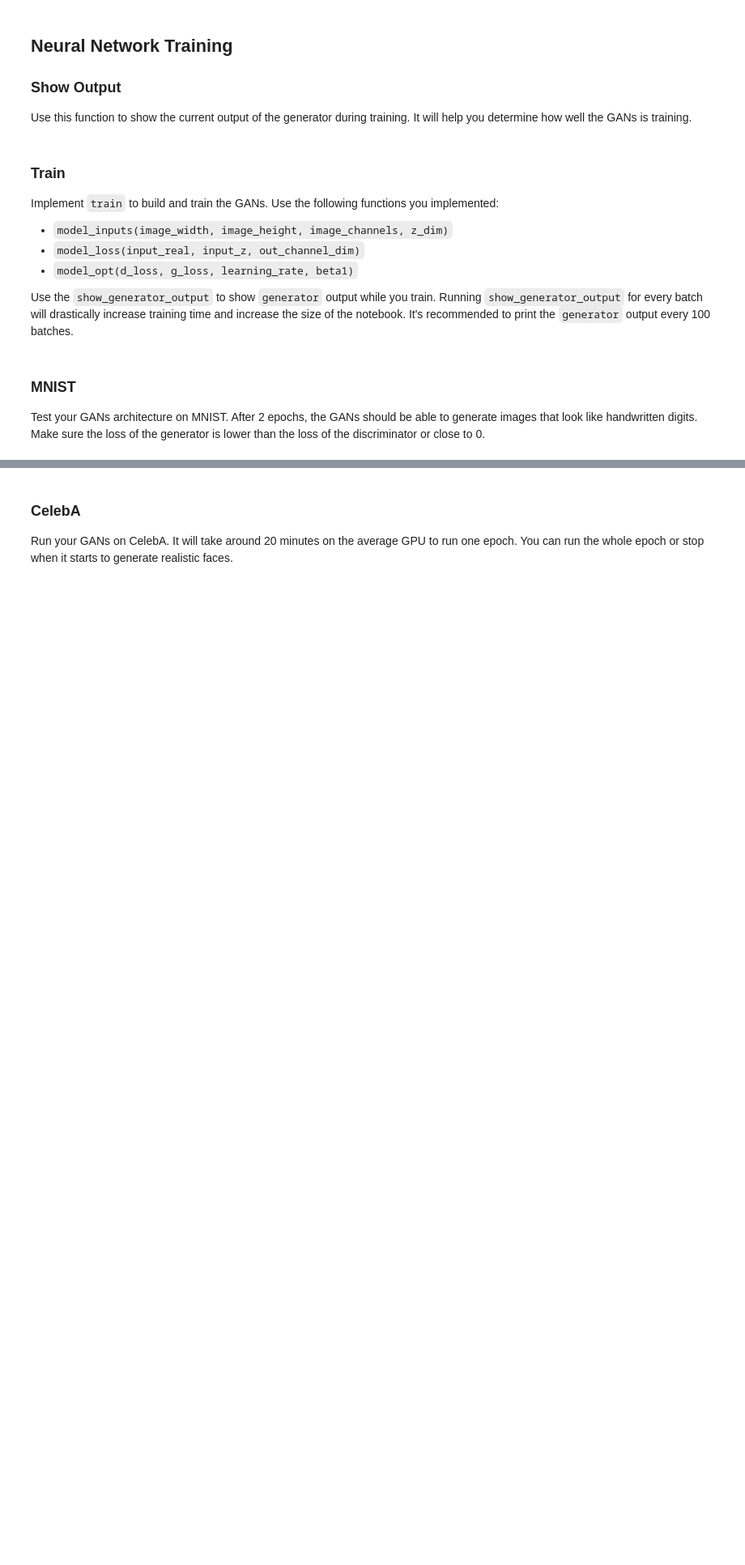
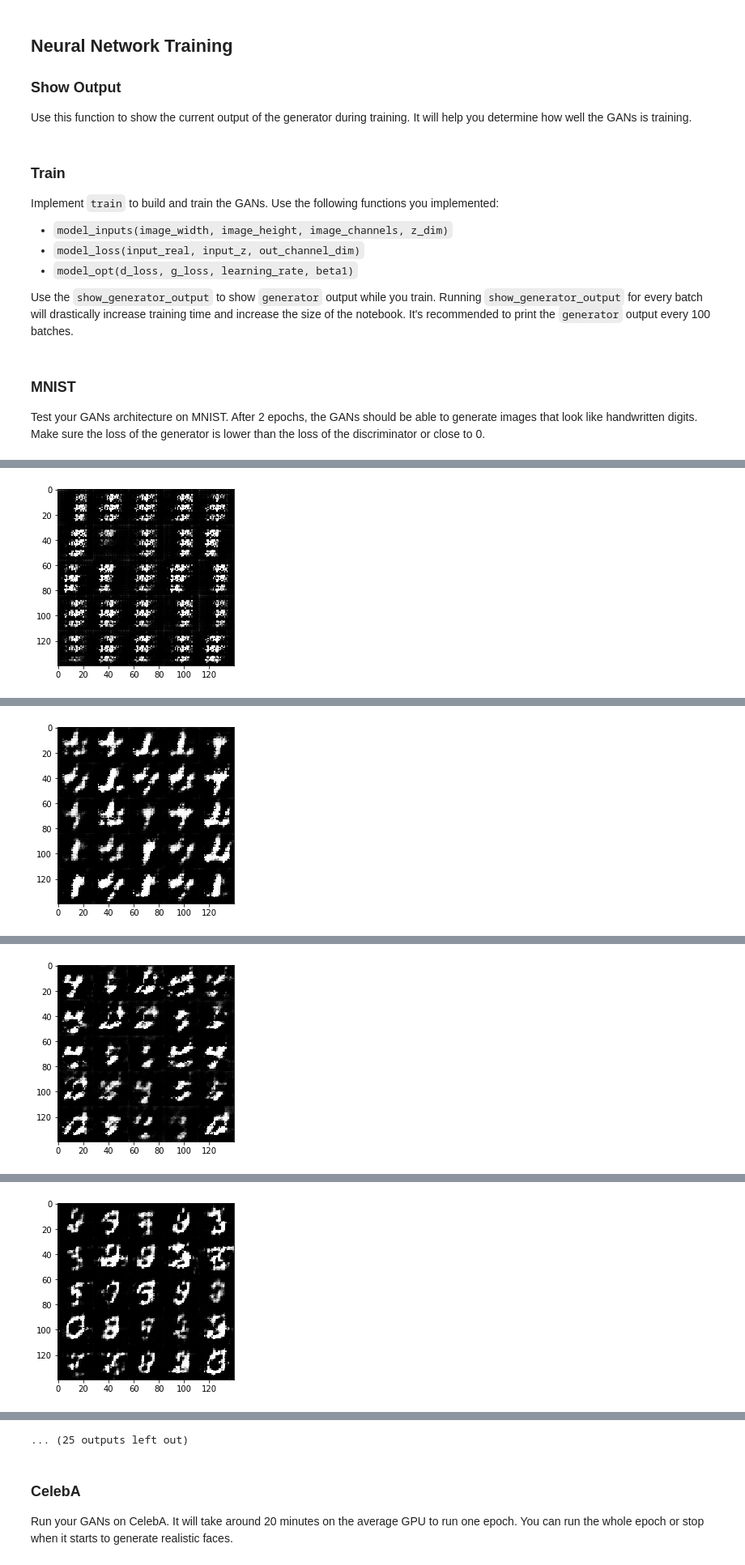
Before and after one commit to kyoleelee/Udacity-DeepLearning, a Jupyter notebook: Project-5/face_generation/dlnd_face_generation.ipynb, the cells around one changed output, grey strips where cells are left out. Shown at 81% size. Saved outputs shown, nothing was run; the diff lists cells and outputs as text; code cells hidden in the pictures; blank space fills up the shorter version.

Commit message:
code fix
fix some bug in the train section

```diff
--- a/Project-5/face_generation/dlnd_face_generation.ipynb
+++ b/Project-5/face_generation/dlnd_face_generation.ipynb
@@ -107,9 +119,9 @@ def model_inputs(image_width, image_height, image_channels, z_dim):
     # TODO: Implement Function
     input_real = tf.placeholder(tf.float32, (None, image_width, image_height, image_channels), name='input_real')
     input_z = tf.placeholder(tf.float32, (None, z_dim), name='input_z')
-    learning_rate = tf.placeholder(tf.float32, name='learning_rate')
+    learn_rate = tf.placeholder(tf.float32, name='learn_rate')
 
-    return input_real, input_z, learning_rate
+    return input_real, input_z, learn_rate
 
 
 """
@@ -332,9 +354,9 @@ def train(epoch_count, batch_size, z_dim, learning_rate, beta1, get_batches, dat
     """
     # TODO: Build Model
     n_samples, image_width, image_height, image_channels = data_shape
-    input_real, input_z, learning_rate = model_inputs(image_width, image_height, image_channels, z_dim)
+    input_real, input_z, learn_rate = model_inputs(image_width, image_height, image_channels, z_dim)
     d_loss, g_loss = model_loss(input_real, input_z, image_channels)
-    d_opt, g_opt = model_opt(d_loss, g_loss, learning_rate, beta1)
+    d_opt, g_opt = model_opt(d_loss, g_loss, learn_rate, beta1)
 
     steps = 0
 
@@ -355,31 +377,28 @@ def train(epoch_count, batch_size, z_dim, learning_rate, beta1, get_batches, dat
 
                 batch_z = np.random.uniform(-1, 1, size=(batch_size, z_dim))
 
-                # run optimizers
-                _ = sess.run(dis_ops, feed_dict={ input_real: batch_images, input_z: batch_z, in_learning_rate: learning_rate })
-                _ = sess.run(gen_ops, feed_dict={ input_z: batch_z, in_learning_rate: learning_rate })
+                # Run optimizers
+                _ = sess.run(d_opt, feed_dict={ input_real: batch_images, input_z: batch_z, learn_rate: learning_rate })
+                _ = sess.run(g_opt, feed_dict={ input_real: batch_images, input_z: batch_z, learn_rate: learning_rate })
+
+                if steps % show_every == 0:
+                    n_images = 25
+                    show_generator_output(sess, n_images, input_z, image_channels, data_image_mode)
+
 
                 if steps % print_every == 0:
-                    d_loss_train = d_loss.eval({
-                        input_z: batch_z,
-                        input_real: batch_images
-                    })
-                    g_loss_train = g_loss.eval({
-                        input_z: batch_z
-                    })
+                    train_loss_d = d_loss.eval({input_z: batch_z, input_real: batch_images})
+                    train_loss_g = g_loss.eval({input_z: batch_z})
 
-                print("Epoch {}/{}...".format(epoch_i+1, epoch_count),
-                     "Discriminator Loss: {:.4f}...".format(d_loss_train),
-                     "Generator Loss: {:.4f}".format(g_loss_train))
-
-                if steps % show_every == 0:
-                    show_generator_output(sess, 25, input_z, image_channels, data_image_mode)
+                    print("Epoch {}/{}...".format(epoch_i+1, epoch_count),
+                         "Discriminator Loss: {:.4f}...".format(train_loss_d),
+                         "Generator Loss: {:.4f}".format(train_loss_g))
 # %% [markdown]
 ### MNIST
 Test your GANs architecture on MNIST.  After 2 epochs, the GANs should be able to generate images that look like handwritten digits.  Make sure the loss of the generator is lower than the loss of the discriminator or close to 0.
 # %%
 batch_size = 64
-z_dim = 128
+z_dim = 100
 learning_rate = 0.001
 beta1 = 0.5
 
@@ -393,3 +412,4 @@ mnist_dataset = helper.Dataset('mnist', glob(os.path.join(data_dir, 'mnist/*.jpg
 with tf.Graph().as_default():
     train(epochs, batch_size, z_dim, learning_rate, beta1, mnist_dataset.get_batches,
           mnist_dataset.shape, mnist_dataset.image_mode)
+# %% [output]
@@ -395,0 +425 @@ with tf.Graph().as_default():
+[figure, added]
@@ -395,0 +436 @@ with tf.Graph().as_default():
+[figure, added]
@@ -395,0 +447 @@ with tf.Graph().as_default():
+[figure, added]
@@ -395,0 +458 @@ with tf.Graph().as_default():
+[figure, added]
@@ -396,3 +481,4 @@ with tf.Graph().as_default():
+... (25 outputs left out)
 # %% [markdown]
 ### CelebA
 Run your GANs on CelebA.  It will take around 20 minutes on the average GPU to run one epoch.  You can run the whole epoch or stop when it starts to generate realistic faces.
```
Also changed, not shown: parts of 11 cells of this notebook.
